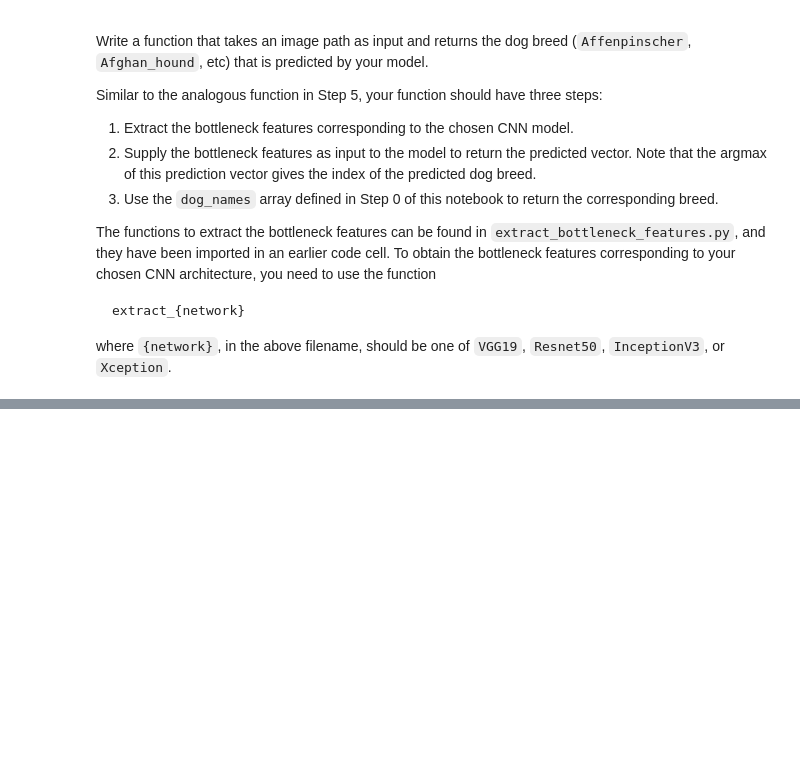
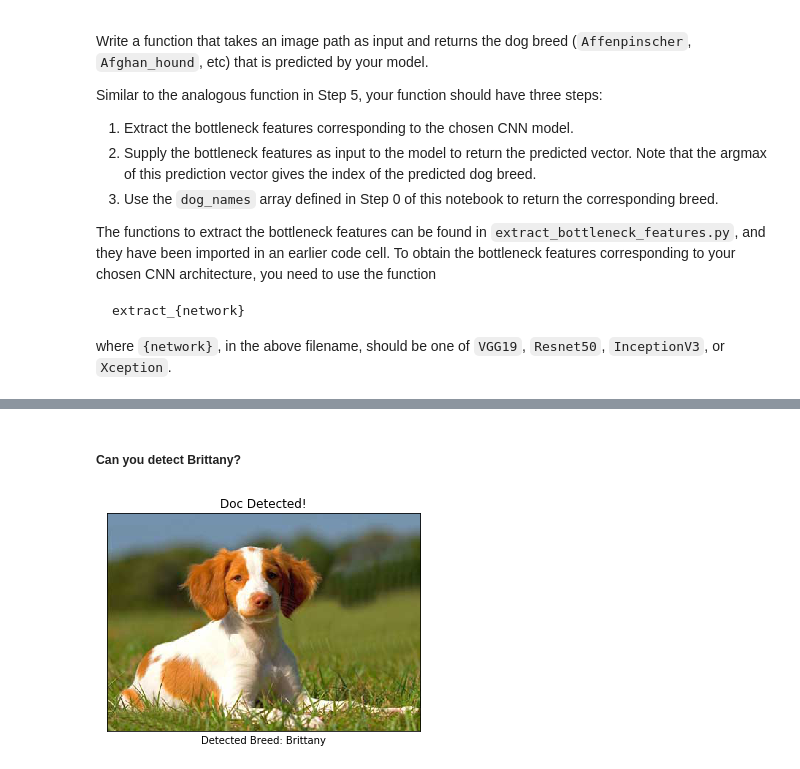
Before and after one commit to sumitbinnani/Dog-Breed-Classifier, a Jupyter notebook: dog_app.ipynb, the cells around one changed output, grey strips where cells are left out. Saved outputs shown, nothing was run; the diff lists cells and outputs as text; code cells hidden in the pictures; blank space fills up the shorter version.

```diff
--- a/dog_app.ipynb
+++ b/dog_app.ipynb
@@ -642,0 +784,6 @@ __Answer:__
+# %% [markdown]
+##### Can you detect Brittany?
+# %%
+detect_and_plot("images/brittany.jpg")
+# %% [output]
+[figure, added]
```
Also changed, not shown: parts of 38 cells of this notebook.
